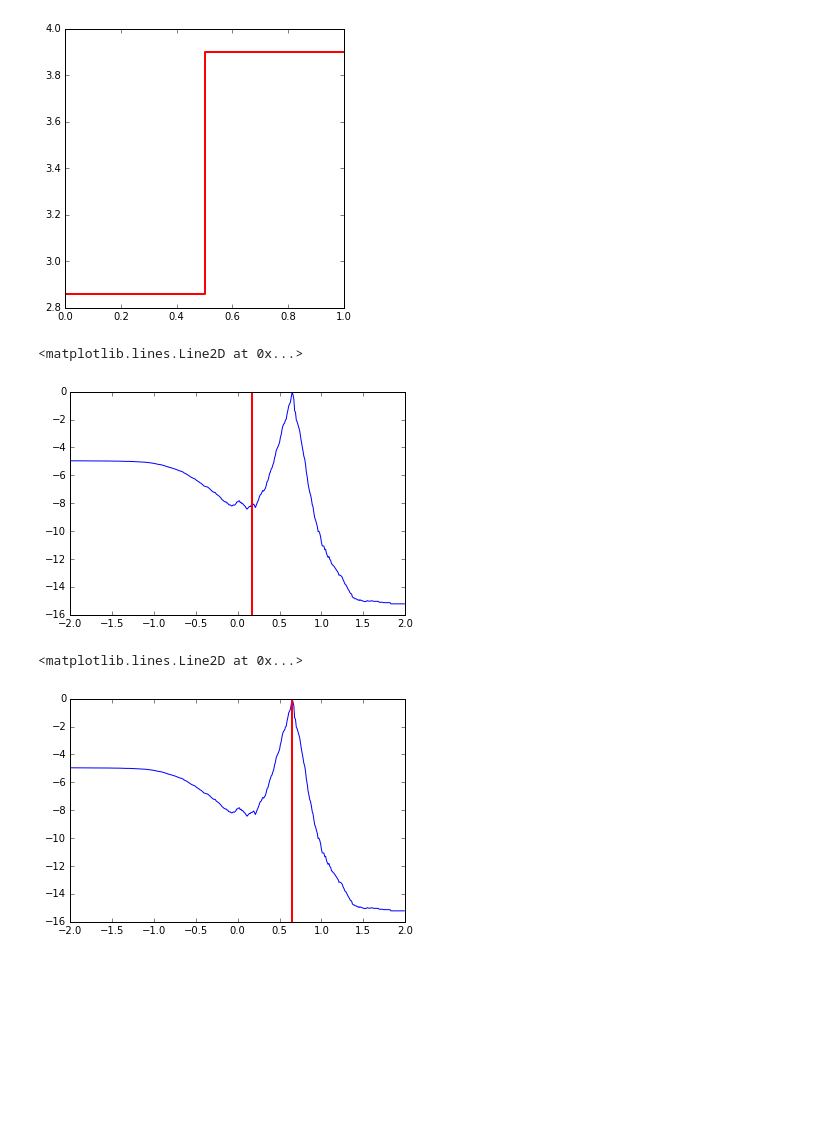
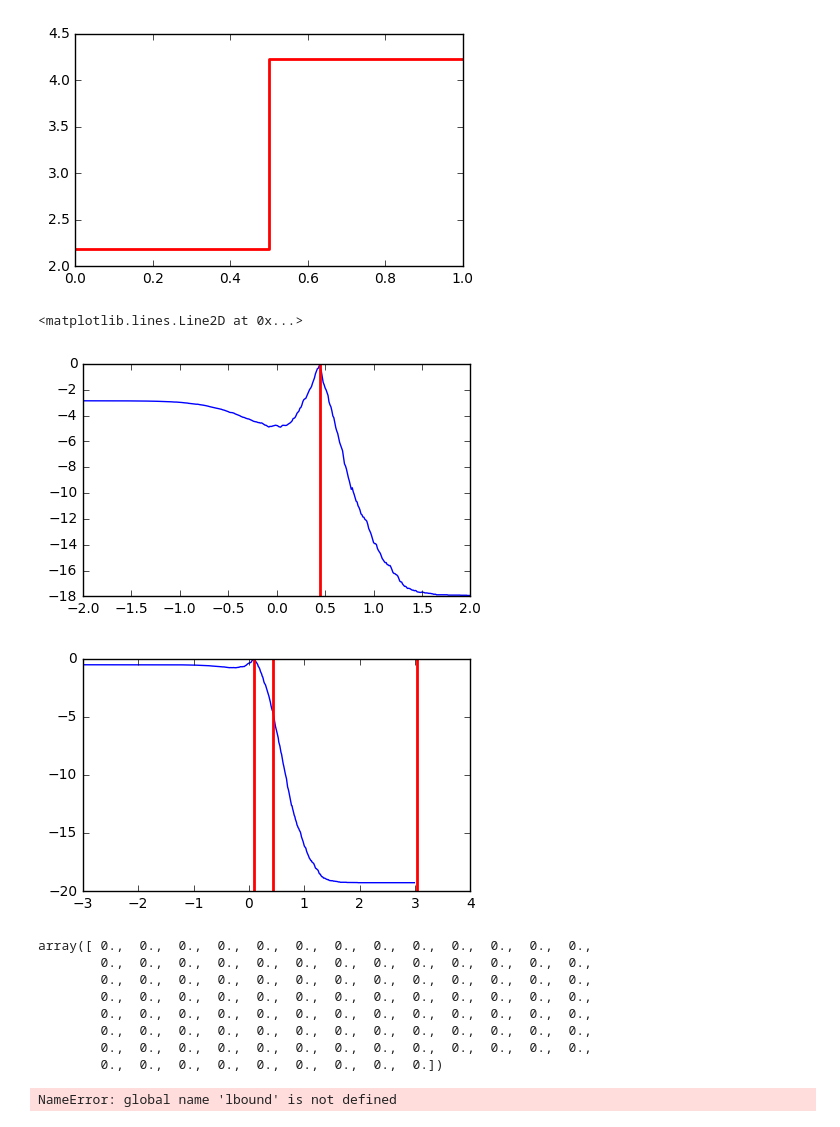
Before and after one commit to yhaddad/KaggleDojo, a Jupyter notebook: Untitled.ipynb, the cells around one changed output. Drawn from its saved outputs; the diff is of its cells as text; code cells hidden in the pictures; blank space fills up the shorter version.

```diff
--- a/Untitled.ipynb
+++ b/Untitled.ipynb
@@ -3,11 +8,14 @@ import numpy as np
 # %%
-mu_s, sigma_s = 0.45,0.4  # mean and standard deviation
-s_raw = np.random.normal(mu_s, sigma_s, 4000)
+s_raw = np.random.beta(8,1.2, 4000)
+b_raw = np.random.beta(2,5, 4000)
 
-mu_b, sigma_b = -0.1,0.5  # mean and standard deviation
-b_raw =np.random.normal(mu_b, sigma_b, 4000)
-
-weight =np.concatenate((np.random.binomial(10,0.5, 4000)/100.0,np.random.binomial(10,0.5, 4000)/5.0))
+weight =np.concatenate((np.random.binomial(10,0.5, 4000)/100.0,np.random.binomial(10,0.5, 4000)/1.0))
 y =np.concatenate((np.ones(s_raw.shape[0]),np.zeros(b_raw.shape[0])))
 
 data = np.concatenate((s_raw,b_raw))
+
+fig = plt.figure(figsize=(5,5))
+bb,_,_ = plt.hist(data[y==0], bins=100, range=[0,1],weights=weight[y==0], histtype='stepfilled', alpha=0.5)
+ss,_,_ = plt.hist(data[y==1], bins=100, range=[0,1],weights=weight[y==1], histtype='stepfilled', alpha=0.5)
+# plt.yscale('log')
+plt.show()
@@ -17,0 +92,3 @@ import matplotlib.pyplot as plt
+# %%
+binner = zbinner(3,[0,1])
+results = binner.fit(data, y, sample_weights = weight)
@@ -79,3 +113,0 @@ class zbinner(binner_base):
-# %%
-binner = zbinner(2,[-2,2])
-results = binner.fit(data, y, sample_weights = weight)
@@ -116,27 +114,29 @@ plt.show()
 # %%
-fig = plt.figure(figsize=(5,5))
+fig = plt.figure(figsize=(5,3))
 
 plt.step(range(binner.nbins), binner.binned_score(np.sort(results.x)), linewidth=2.0, color='red',where='mid')
 plt.show()
 # %% [output]
-[figure, old version]
+[figure, new version]
 # %%
+fig = plt.figure(figsize=(5,3))
 x = np.arange(-2.0, 2.0, 0.01)
 z = []
 for ix in x :
-    z.append(binner.minimize([ix,np.sort(results.x)[1]]))
+    z.append(binner.cost_fun([ix,np.sort(results.x)[1]]))
 plt.plot(x,z)
-plt.axvline(x=np.sort(results.x)[0], linewidth=2.0, color='red')
+plt.axvline(x=np.sort(results.x)[1], linewidth=2.0, color='red')
 # %% [output]
 <matplotlib.lines.Line2D at 0x...>
-[figure, old version]
+[figure, new version]
 # %%
-x = np.arange(-2.0, 2.0, 0.01)
+fig = plt.figure(figsize=(5,3))
+x = np.arange(-3.0, 3.0, 0.01)
 z = []
 for ix in x :
-    z.append(binner.minimize([np.sort(results.x)[1],ix]))
+    z.append(binner.cost_fun([np.sort(results.x)[0],ix]))
 plt.plot(x,z)
-plt.axvline(x=np.sort(results.x)[1], linewidth=2.0, color='red')
+for b in results.x:
+    plt.axvline(x=b, linewidth=2.0, color='red')
 # %% [output]
-<matplotlib.lines.Line2D at 0x...>
-[figure, old version]
+[figure, new version]
@@ -142,0 +151,12 @@ plt.axvline(x=np.sort(results.x)[1], linewidth=2.0, color='red')
+# %%
+b = np.arange(0, 10, 1)
+_fom_(ss,bb)
+# %% [output]
+array([ 0.,  0.,  0.,  0.,  0.,  0.,  0.,  0.,  0.,  0.,  0.,  0.,  0.,
+        0.,  0.,  0.,  0.,  0.,  0.,  0.,  0.,  0.,  0.,  0.,  0.,  0.,
+        0.,  0.,  0.,  0.,  0.,  0.,  0.,  0.,  0.,  0.,  0.,  0.,  0.,
+        0.,  0.,  0.,  0.,  0.,  0.,  0.,  0.,  0.,  0.,  0.,  0.,  0.,
+        0.,  0.,  0.,  0.,  0.,  0.,  0.,  0.,  0.,  0.,  0.,  0.,  0.,
+        0.,  0.,  0.,  0.,  0.,  0.,  0.,  0.,  0.,  0.,  0.,  0.,  0.,
+        0.,  0.,  0.,  0.,  0.,  0.,  0.,  0.,  0.,  0.,  0.,  0.,  0.,
+        0.,  0.,  0.,  0.,  0.,  0.,  0.,  0.,  0.])
@@ -142,0 +165,4 @@ plt.axvline(x=np.sort(results.x)[1], linewidth=2.0, color='red')
+# %%
+bound((0,1),ss)
+# %% [output]
+NameError: global name 'lbound' is not defined
```
Also changed, not shown: parts of 13 cells of this notebook.
